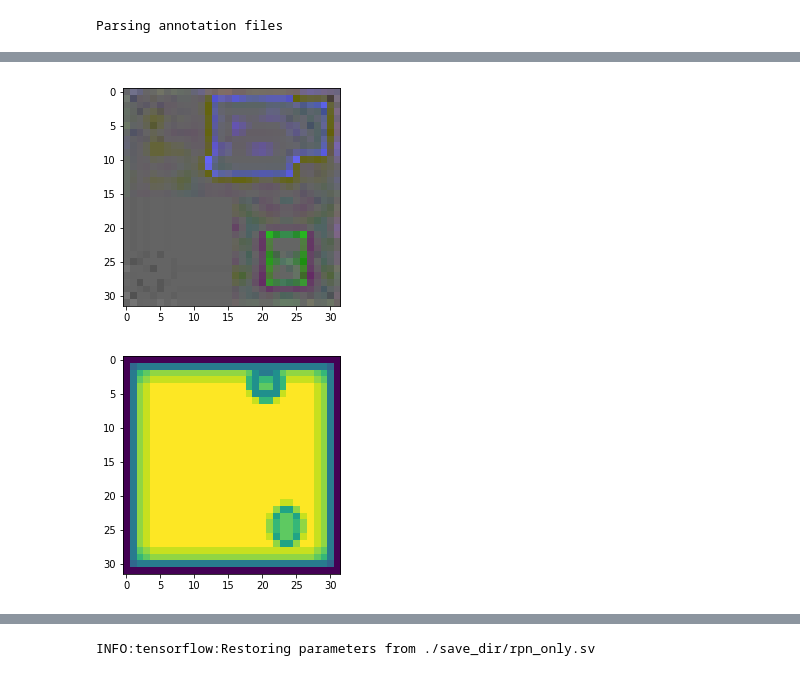
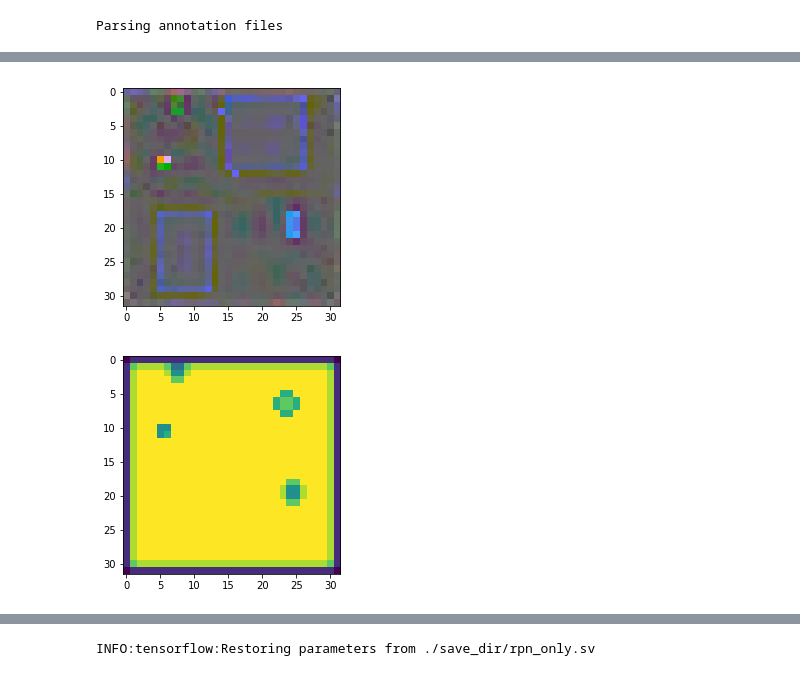
Before and after one commit to npetrenko/recurrent_frcnn, a Jupyter notebook: test_rpn.ipynb, the cells around one changed output, grey strips where cells are left out. Saved outputs shown, nothing was run; the diff lists cells and outputs as text; code cells hidden in the pictures.

```diff
--- a/test_rpn.ipynb
+++ b/test_rpn.ipynb
@@ -29,15 +33,15 @@ x[1][0].shape
 # %%
-plt.imshow(x[0][0,14])
+plt.imshow(x[0][0,16])
 plt.show()
 # %% [output]
-[figure, old version]
+[figure, new version]
 # %%
 num_anchors = len(C.anchor_box_ratios) * len(C.anchor_box_scales)
 # %%
-plt.imshow((x[1][0][0,14][...,:num_anchors]).sum(axis=-1))
+plt.imshow((x[1][0][0,16][...,:num_anchors]).sum(axis=-1))
 plt.show()
 # %% [output]
-[figure, old version]
+[figure, new version]
 # %%
 x[1][1].shape
 # %% [output]
```
Also changed, not shown: parts of 6 cells of this notebook, 8 other files.
